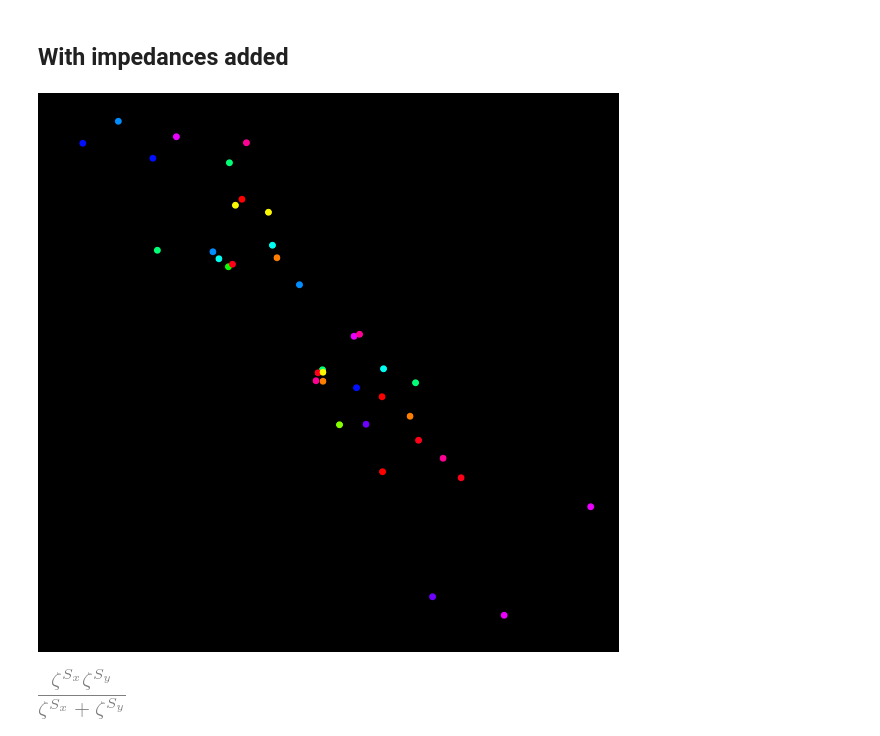
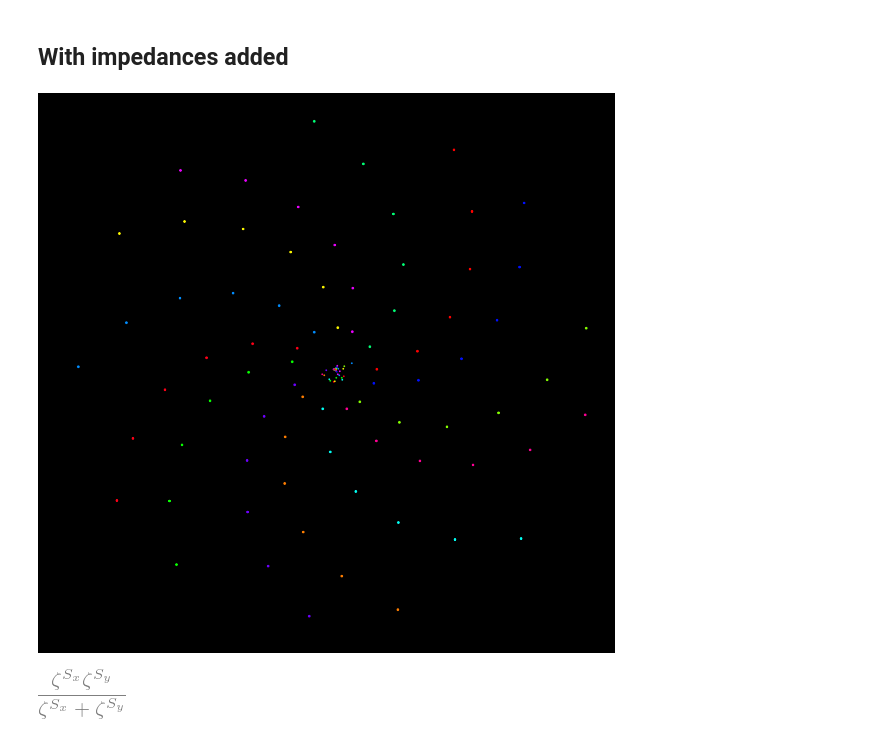
Before and after one commit to fbunc/000_3_symbols_and_deltas_in_one, a Jupyter notebook: impedances_and_numbers_example.ipynb, the cells around one changed output. Cells and saved outputs as stored; diff of their text form; code cells hidden in the pictures.

```diff
--- a/impedances_and_numbers_example.ipynb
+++ b/impedances_and_numbers_example.ipynb
@@ -272,5 +274,5 @@ get_impedance_wheels(S,M,batch_size,T_o,T_mod,T_color,SIZE,K,rand,title,ani,scat
 # %%
-batch_size=37*37
+batch_size=37*3
 S=np.arange(0,batch_size)
 M=13
 T_o =0.5*(1+np.sqrt(5))
@@ -293,7 +295,7 @@ get_impedance_wheels(S,M,batch_size,T_o,T_mod,T_color,SIZE,K,rand,title,ani,scat
 # %% [markdown]
 ## With impedances added
 # %%
-def get_impedance_wheelsv2(S,M,batch_size,T_o,T_mod,T_color,SIZE,K,rand,title,ani,scat,text_1,text_2,font,scat_dot,lines,imp,final_plot):
+def get_impedance_wheelsv2(S,M,batch_size,T_o,T_mod,T_color,SIZE,K,kk,rand,title,ani,scat,text_1,text_2,font,scat_dot,lines,imp,final_plot):
     black_bg(20)
     index = np.arange(0,batch_size)
     n_mod = index%T_mod
@@ -309,7 +311,7 @@ def get_impedance_wheelsv2(S,M,batch_size,T_o,T_mod,T_color,SIZE,K,rand,title,an
     zeta_alpha=np.zeros(batch_size,dtype=complex)
     zeta_beta=np.zeros(batch_size,dtype=complex)
     zeta_gamma=np.zeros(batch_size,dtype=complex)
-
+    chi=np.zeros(batch_size,dtype=complex)
 
     cplx_index =np.zeros(batch_size,dtype=complex)
 
@@ -325,7 +327,7 @@ def get_impedance_wheelsv2(S,M,batch_size,T_o,T_mod,T_color,SIZE,K,rand,title,an
         symbol[n]=n_mod[n]
         #symbol[n]=S[n]
         if rand==1:
-            symbol[n]     = random.randint(1, M) # symbols from RNG
+            symbol[n]     = random.randint(0, M-1) # symbols from RNG
 
         if n_mod[n]==0:
             r_time_v[n]=r_time_v[n-1]+delta
@@ -350,7 +352,8 @@ def get_impedance_wheelsv2(S,M,batch_size,T_o,T_mod,T_color,SIZE,K,rand,title,an
             zeta_alpha[n]=S_x[n]*S_y[n]/(S_x[n]+S_y[n])
             zeta_beta[n]=zeta_alpha[n]*S_z[n]/(zeta_alpha[n]+S_z[n])
             zeta_gamma[n]=zeta_alpha[n]*zeta_beta[n]/(zeta_alpha[n]+zeta_beta[n])
-            plt.scatter(zeta_gamma.real[n],zeta_gamma.imag[n],color=X_color(n%T_color),s=scat_dot*8)
+            chi[n] =(1/(S_z[n]**2-1))*np.exp(1j*np.pi/(S_x[n]-S_y[n]+1))
+            plt.scatter(kk*chi.real[n],kk*chi.imag[n],color=X_color(n%T_color),s=scat_dot/3)
 
         if ani:
             plt.savefig(title+str(n)+'.png')
@@ -359,28 +362,29 @@ def get_impedance_wheelsv2(S,M,batch_size,T_o,T_mod,T_color,SIZE,K,rand,title,an
     if final_plot:
         plt.savefig(title+'.png')
 # %%
-batch_size=13*4
+batch_size=13*6
 S=np.arange(0,batch_size)
 M=13
 T_o =0.5*(1+np.sqrt(5))
 T_mod = 13
 T_color =13
 SIZE =20
 K=1/39
 rand=1
 title='test'
 ani=0
-scat=0
+scat=1
 text_1=0
 text_2=0
 font=12
 scat_dot=20
 lines=0
 imp=1
 final_plot=1
-get_impedance_wheelsv2(S,M,batch_size,T_o,T_mod,T_color,SIZE,K,rand,title,ani,scat,text_1,text_2,font,scat_dot,lines,imp,final_plot)
+kk=2**(-6)
+get_impedance_wheelsv2(S,M,batch_size,T_o,T_mod,T_color,SIZE,K,kk,rand,title,ani,scat,text_1,text_2,font,scat_dot,lines,imp,final_plot)
 # %% [output]
-[figure, old version]
+[figure, new version]
 # %%
 import sympy
 sympy.init_printing()
```
Also changed, not shown: parts of 4 cells of this notebook, 1 other file.
